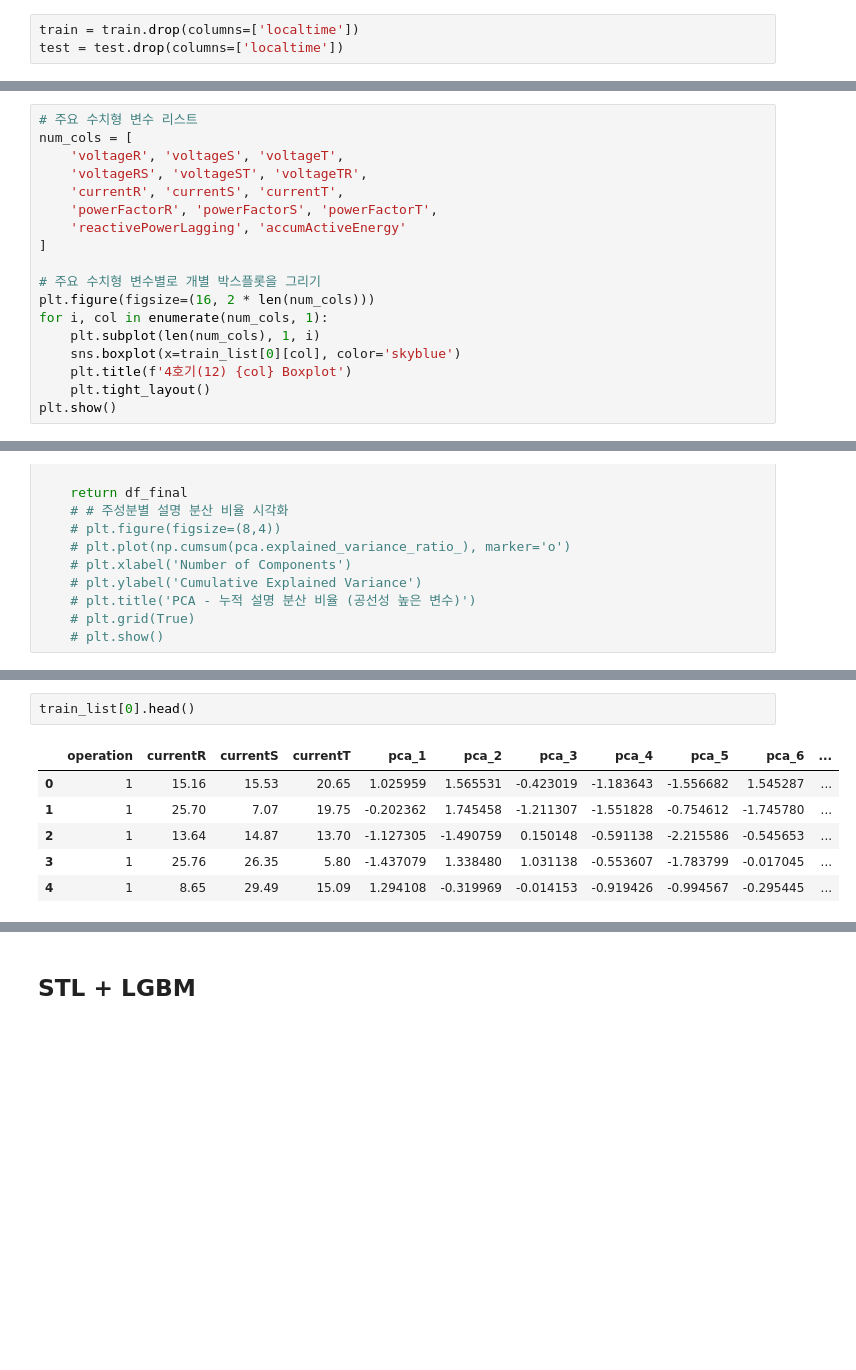
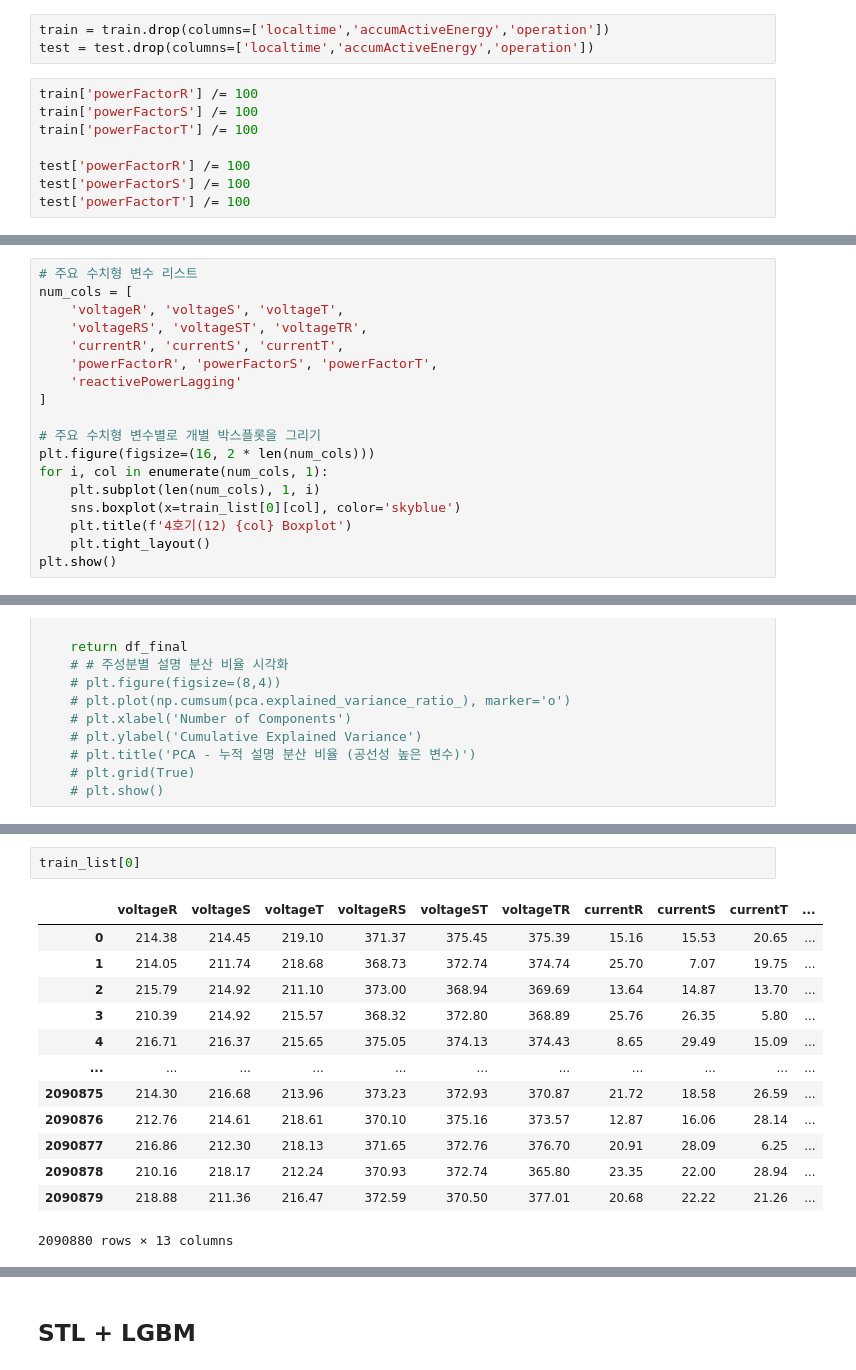
Before and after one commit to Downy-newlearner/2025_DKU_data_competition, a Jupyter notebook: power.ipynb, the cells around one changed output, grey strips where cells are left out. Cells and saved outputs as stored; diff of their text form; blank space fills up the shorter version.

```diff
--- a/power.ipynb
+++ b/power.ipynb
@@ -56,6 +59,14 @@ test = test.drop(columns=['timestamp'])
 # %%
-train = train.drop(columns=['localtime'])
-test = test.drop(columns=['localtime'])
+train = train.drop(columns=['localtime','accumActiveEnergy','operation'])
+test = test.drop(columns=['localtime','accumActiveEnergy','operation'])
+# %%
+train['powerFactorR'] /= 100
+train['powerFactorS'] /= 100
+train['powerFactorT'] /= 100
+
+test['powerFactorR'] /= 100
+test['powerFactorS'] /= 100
+test['powerFactorT'] /= 100
 # %%
 train.head()
 # %% [output]
@@ -177,7 +188,7 @@ num_cols = [
     'voltageRS', 'voltageST', 'voltageTR',
     'currentR', 'currentS', 'currentT',
     'powerFactorR', 'powerFactorS', 'powerFactorT',
-    'reactivePowerLagging', 'accumActiveEnergy'
+    'reactivePowerLagging'
 ]
 
 # 주요 수치형 변수별로 개별 박스플롯을 그리기
@@ -289,9 +282,16 @@ PCA로 축소된 차원 수: 8
 # %%
-train_list[0].head()
+train_list[0]
 # %% [output]
-|  | operation | currentR | currentS | currentT | pca_1 | pca_2 | pca_3 | pca_4 | pca_5 | pca_6 | ... |
-| 0 | 1 | 15.16 | 15.53 | 20.65 | 1.025959 | 1.565531 | -0.423019 | -1.183643 | -1.556682 | 1.545287 | ... |
-| 1 | 1 | 25.70 | 7.07 | 19.75 | -0.202362 | 1.745458 | -1.211307 | -1.551828 | -0.754612 | -1.745780 | ... |
-| 2 | 1 | 13.64 | 14.87 | 13.70 | -1.127305 | -1.490759 | 0.150148 | -0.591138 | -2.215586 | -0.545653 | ... |
-| 3 | 1 | 25.76 | 26.35 | 5.80 | -1.437079 | 1.338480 | 1.031138 | -0.553607 | -1.783799 | -0.017045 | ... |
-| 4 | 1 | 8.65 | 29.49 | 15.09 | 1.294108 | -0.319969 | -0.014153 | -0.919426 | -0.994567 | -0.295445 | ... |
+|  | voltageR | voltageS | voltageT | voltageRS | voltageST | voltageTR | currentR | currentS | currentT | ... |
+| 0 | 214.38 | 214.45 | 219.10 | 371.37 | 375.45 | 375.39 | 15.16 | 15.53 | 20.65 | ... |
+| 1 | 214.05 | 211.74 | 218.68 | 368.73 | 372.74 | 374.74 | 25.70 | 7.07 | 19.75 | ... |
+| 2 | 215.79 | 214.92 | 211.10 | 373.00 | 368.94 | 369.69 | 13.64 | 14.87 | 13.70 | ... |
+| 3 | 210.39 | 214.92 | 215.57 | 368.32 | 372.80 | 368.89 | 25.76 | 26.35 | 5.80 | ... |
+| 4 | 216.71 | 216.37 | 215.65 | 375.05 | 374.13 | 374.43 | 8.65 | 29.49 | 15.09 | ... |
+| ... | ... | ... | ... | ... | ... | ... | ... | ... | ... | ... |
+| 2090875 | 214.30 | 216.68 | 213.96 | 373.23 | 372.93 | 370.87 | 21.72 | 18.58 | 26.59 | ... |
+| 2090876 | 212.76 | 214.61 | 218.61 | 370.10 | 375.16 | 373.57 | 12.87 | 16.06 | 28.14 | ... |
+| 2090877 | 216.86 | 212.30 | 218.13 | 371.65 | 372.76 | 376.70 | 20.91 | 28.09 | 6.25 | ... |
+| 2090878 | 210.16 | 218.17 | 212.24 | 370.93 | 372.74 | 365.80 | 23.35 | 22.00 | 28.94 | ... |
+| 2090879 | 218.88 | 211.36 | 216.47 | 372.59 | 370.50 | 377.01 | 20.68 | 22.22 | 21.26 | ... |
+2090880 rows × 13 columns
```
Also changed, not shown: parts of 22 cells of this notebook.
